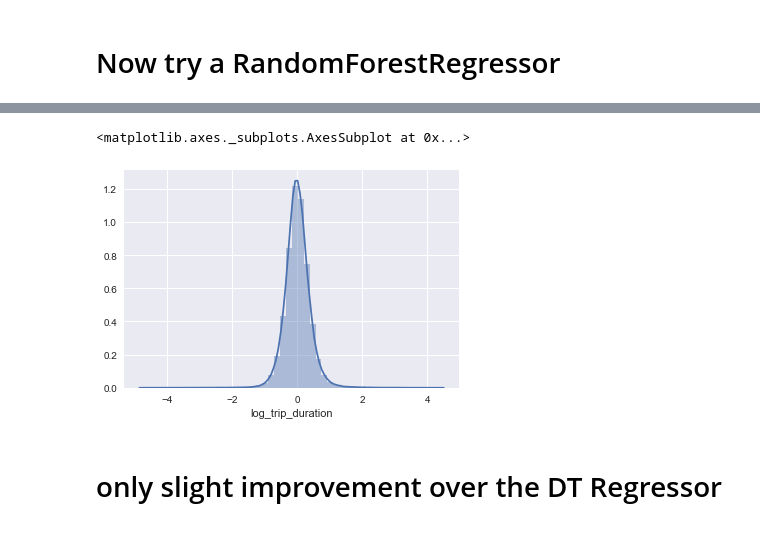
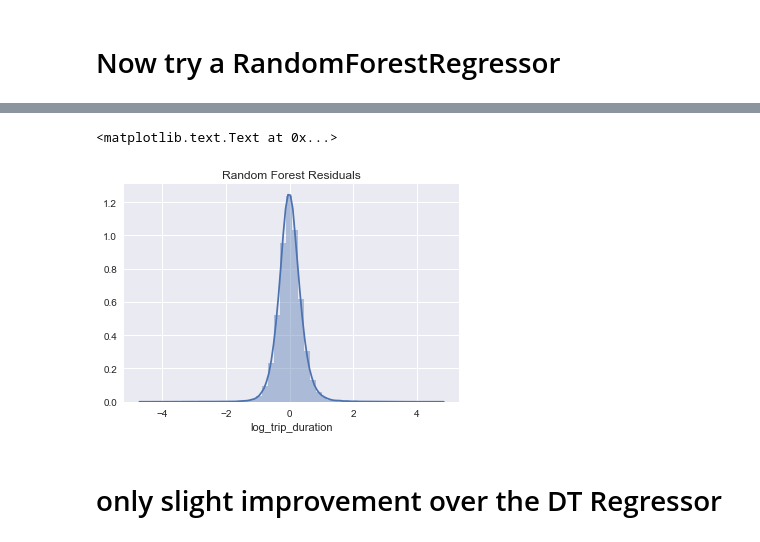
Before and after one commit to andrewcmilne/capstone1_taxi, a Jupyter notebook: TaxiInferentialStatistics&ML.ipynb, the cells around one changed output, grey strips where cells are left out. Drawn from its saved outputs; the diff is of its cells as text; code cells hidden in the pictures.

```diff
--- a/TaxiInferentialStatistics&ML.ipynb
+++ b/TaxiInferentialStatistics&ML.ipynb
@@ -393,15 +451,20 @@ coords = np.vstack((df_train[['pickup_latitude', 'pickup_longitude']].values,
                     df_train[['dropoff_latitude', 'dropoff_longitude']].values,
                     df_test[['pickup_latitude', 'pickup_longitude']].values,
                     df_test[['dropoff_latitude', 'dropoff_longitude']].values))
+coords_duration = np.vstack((df_train[['distance_haversine','log_trip_duration']].values))
 # %%
 sample_ind = np.random.permutation(len(coords))[:500000]
+sample_dur = np.random.permutation(len(coords_duration))[:500000]
 kmeans = MiniBatchKMeans(n_clusters=100, batch_size=10000).fit(coords[sample_ind])
+kmeansdur = MiniBatchKMeans(n_clusters=4).fit(coords_duration[sample_dur])
 # %%
 t0 = datetime.now()
 df_train.loc[:, 'pickup_cluster'] = kmeans.predict(df_train[['pickup_latitude', 'pickup_longitude']])
 df_train.loc[:, 'dropoff_cluster'] = kmeans.predict(df_train[['dropoff_latitude', 'dropoff_longitude']])
 df_test.loc[:, 'pickup_cluster'] = kmeans.predict(df_test[['pickup_latitude', 'pickup_longitude']])
 df_test.loc[:, 'dropoff_cluster'] = kmeans.predict(df_test[['dropoff_latitude', 'dropoff_longitude']])
+df_train.loc[:,'duration_cluster'] = kmeansdur.predict(df_train[['distance_haversine','log_trip_duration']])
+#df_test.loc[:,'duration_cluster'] = kmeansdur.predict(df_test[['distance_haversine','log_trip_duration']])
 t1 = datetime.now()
 print('Custering Time: %i seconds' % (t1 - t0).seconds)
 # %% [output]
@@ -701,7 +794,7 @@ coeffecientsDT.sort_values(by='FeatureImportance',ascending=False)
 # %%
 from sklearn.ensemble import RandomForestRegressor
 # %%
-rfc = RandomForestRegressor(max_depth=10)
+rfc = RandomForestRegressor(max_depth=10,n_estimators=50)
 # %%
 rfc.fit(X_train,y_train)
 # %% [output]
@@ -728,8 +821,9 @@ R Squared:  0.732984490223
 # %%
 sns.distplot((y_test-predictionsRF),bins=50)
+plt.title('Random Forest Residuals')
 # %% [output]
-<matplotlib.axes._subplots.AxesSubplot at 0x...>
+<matplotlib.text.Text at 0x...>
-[figure, old version]
+[figure, new version]
 # %% [markdown]
 # only slight improvement over the DT Regressor
 # %%
```
Also changed, not shown: parts of 59 cells of this notebook.
